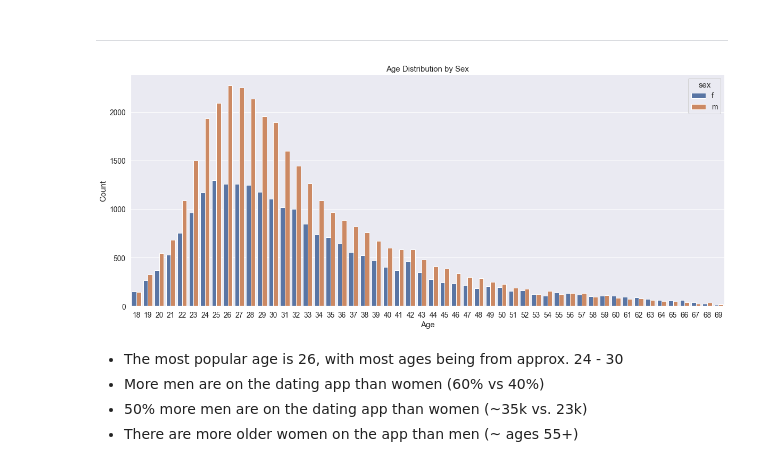
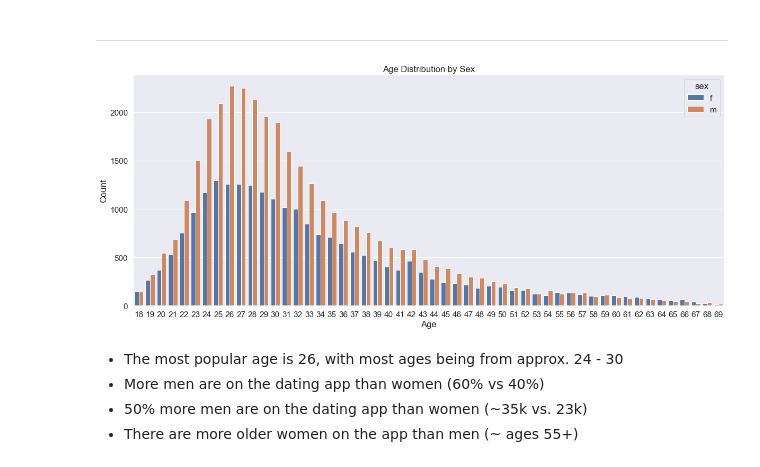
Before and after one commit to vleong1/capstone_proj, a Jupyter notebook: 05_EDA-data-viz.ipynb, the cells around one changed output. Drawn from its saved outputs; the diff is of its cells as text; code cells hidden in the pictures.

```diff
--- a/05_EDA-data-viz.ipynb
+++ b/05_EDA-data-viz.ipynb
@@ -22,14 +22,14 @@ cupid_df.head(3)
 # %%
 # count of age by sex
 
 plt.figure(figsize = (20,8))
-sns.set(font_scale = 1.25)
+sns.set(font_scale = 1.4)
 sns.countplot(x = 'age', data = cupid_df, hue = 'sex')
 plt.xlabel('Age')
 plt.ylabel('Count')
 plt.title('Age Distribution by Sex');
 # %% [output]
-[figure, old version]
+[figure, new version]
 # %% [markdown]
 - The most popular age is 26, with most ages being from approx. 24 - 30
 - More men are on the dating app than women (60% vs 40%)
```
Also changed, not shown: parts of 16 cells of this notebook, 4 other files.
